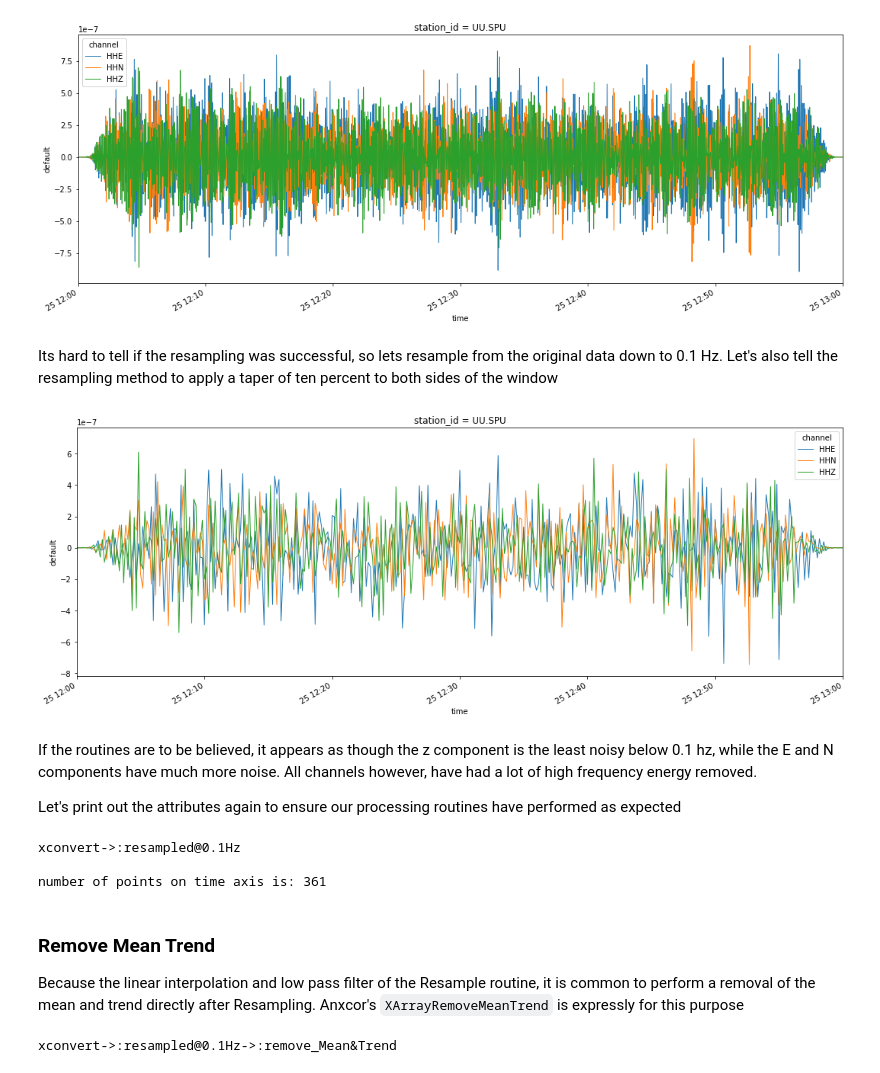
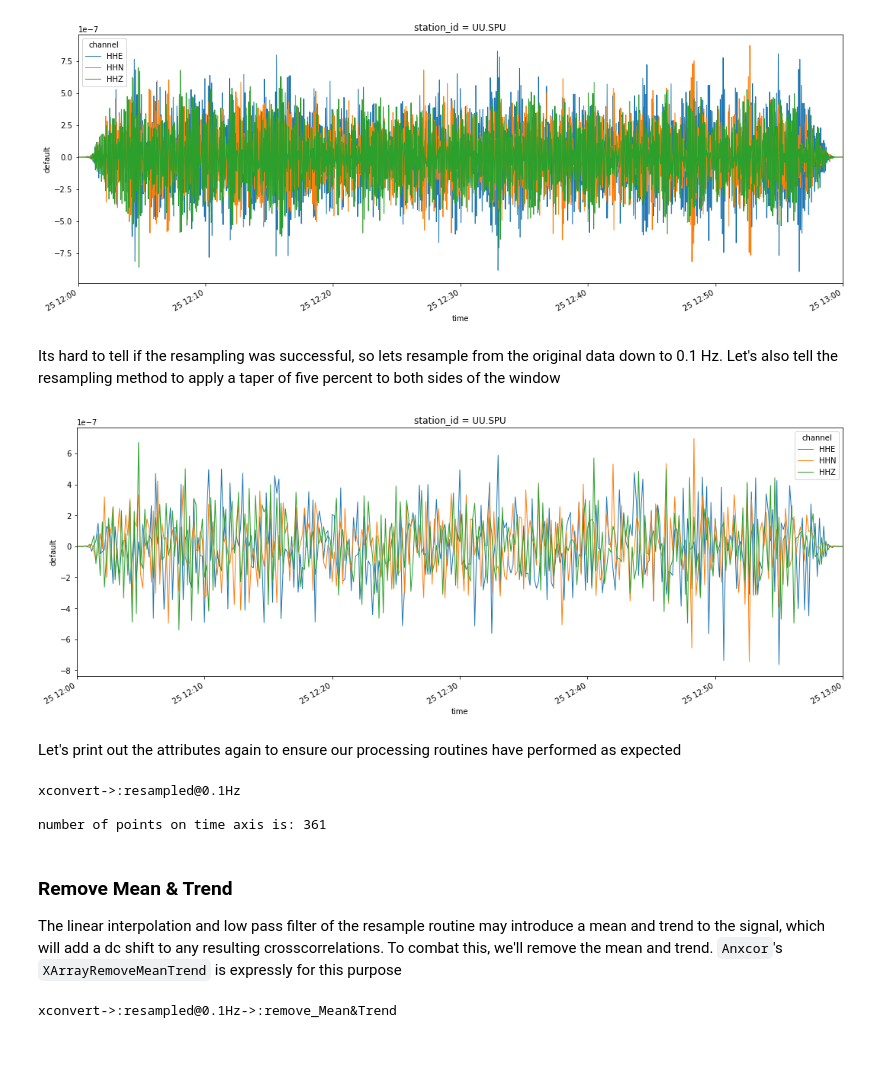
Before and after one commit to uofuseismo/anxcor, a Jupyter notebook: example_notebooks/anxcor_processing/Anxcor_Processing_Part_II.ipynb, the cells around one changed output. Drawn from its saved outputs; the diff is of its cells as text; code cells hidden in the pictures.

````diff
--- a/example_notebooks/anxcor_processing/Anxcor_Processing_Part_II.ipynb
+++ b/example_notebooks/anxcor_processing/Anxcor_Processing_Part_II.ipynb
@@ -123,20 +127,18 @@ To register the converters:
   warnings.warn(msg, FutureWarning)
 [figure]
 # %% [markdown]
-Its hard to tell if the resampling was successful, so lets resample from the original data down to 0.1 Hz. Let's also tell the resampling method to apply a taper of ten percent to both sides of the window
+Its hard to tell if the resampling was successful, so lets resample from the original data down to 0.1 Hz. Let's also tell the resampling method to apply a taper of five percent to both sides of the window
 # %%
-resampler       = XArrayResample(target_rate=0.1,taper=0.1)
+resampler       = XArrayResample(target_rate=0.1,taper=0.05)
 resampled_array = resampler(xarray)
 xarray_squeezed = resampled_array.squeeze()
 xarray_squeezed.plot.line(x='time',aspect=3, size=6,linewidth=1)
 plt.gca().autoscale(enable=True, axis='x', tight=True)
 plt.show()
 # %% [output]
-[figure, old version]
+[figure, new version]
-# %% [markdown]
-If the routines are to be believed, it appears as though the z component is the least noisy below 0.1 hz, while the E and N components have much more noise. All channels however, have had a lot of high frequency energy removed.
-
-Let's print out the attributes again to ensure our processing routines have performed as expected
+# %% [markdown]
+Let's print out the attributes again to ensure our processing routines have performed as expected
 # %%
 print(resampled_array.attrs['operations'])
 print('\nnumber of points on time axis is: {}'.format(resampled_array.data.shape[-1]))
@@ -145,9 +147,9 @@ xconvert->:resampled@0.1Hz
 
 number of points on time axis is: 361
 # %% [markdown]
-### Remove Mean Trend
+### Remove Mean & Trend
 
-Because the linear interpolation and low pass filter of the Resample routine, it is common to perform a removal of the mean and trend directly after Resampling. Anxcor's ```XArrayRemoveMeanTrend``` is expressly for this purpose
+The linear interpolation and low pass filter of the resample routine may introduce a mean and trend to the signal, which will add a dc shift to any resulting crosscorrelations. To combat this, we'll remove the mean and trend. ```Anxcor```'s ```XArrayRemoveMeanTrend``` is expressly for this purpose
 # %%
 remove_mean_trend = XArrayRemoveMeanTrend()
 rm_mean_trend_array = remove_mean_trend(resampled_array)
````
Also changed, not shown: parts of 11 cells of this notebook, 1 other file.
